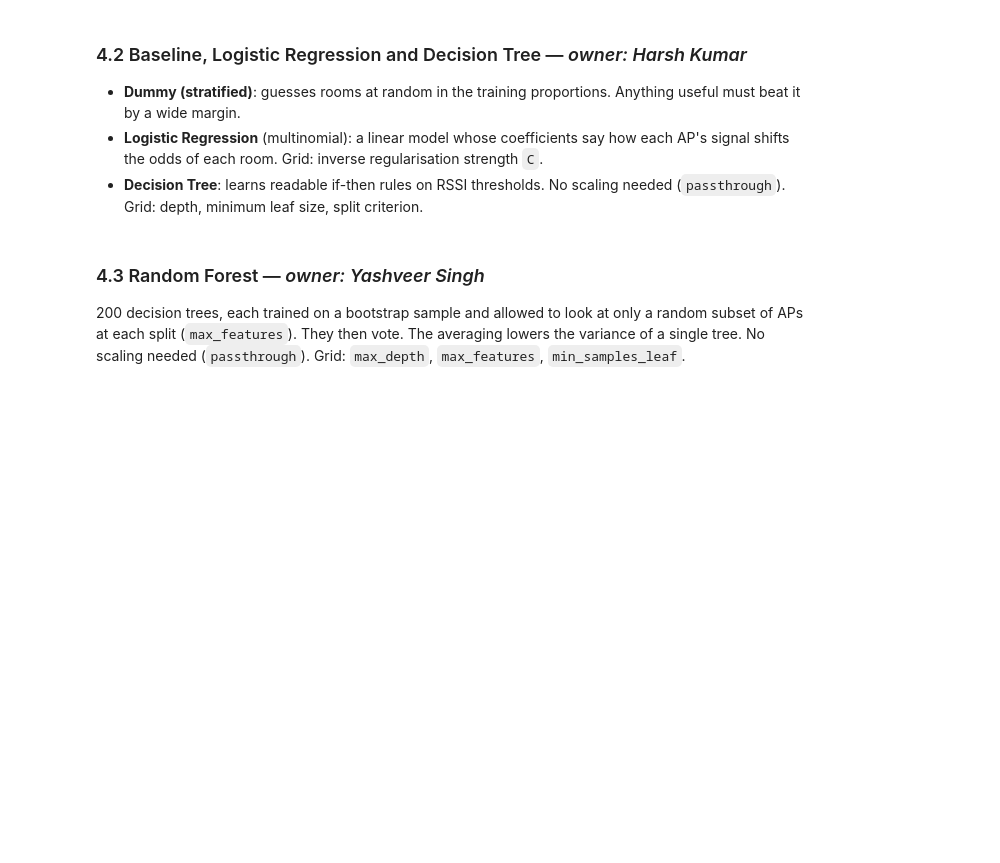
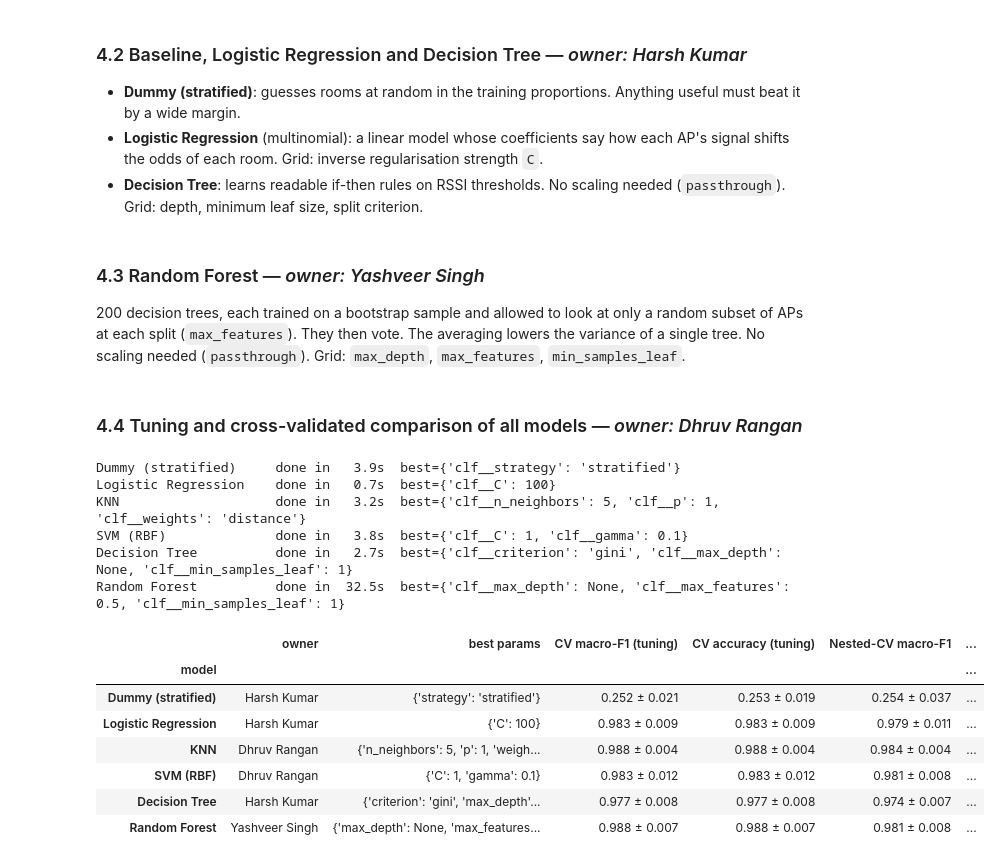
Before and after one commit to techshowdown123-creator/wifi-indoor-localisation, a Jupyter notebook: P6_WiFi_Localisation.ipynb, the cells around one changed output. Saved outputs shown, nothing was run; the diff lists cells and outputs as text; code cells hidden in the pictures; blank space fills up the shorter version.

```diff
--- a/P6_WiFi_Localisation.ipynb
+++ b/P6_WiFi_Localisation.ipynb
@@ -425,3 +424,49 @@ MODELS["Random Forest"] = dict(owner="Yashveer Singh",
     pipe=make_pipe(RandomForestClassifier(n_estimators=200, random_state=RANDOM_STATE, n_jobs=1), scale=False),
     grid={"clf__max_depth": [None, 10], "clf__max_features": ["sqrt", 0.5, 1.0],
           "clf__min_samples_leaf": [1, 3]})
+# %% [markdown]
+### 4.4 Tuning and cross-validated comparison of all models — *owner: Dhruv Rangan*
+# %%
+# fixed display order (baseline first), independent of the order the owners registered their models
+MODEL_ORDER = ["Dummy (stratified)", "Logistic Regression", "KNN", "SVM (RBF)", "Decision Tree", "Random Forest"]
+MODELS = {m: MODELS[m] for m in MODEL_ORDER if m in MODELS}
+
+tuned, rows, nested_scores = {}, [], {}
+for name, spec in MODELS.items():
+    t0 = time.time()
+    gs = GridSearchCV(spec["pipe"], spec["grid"], scoring=SCORING, refit="f1_macro", cv=CV, n_jobs=N_JOBS)
+    gs.fit(X_train, y_train)                     # refit=True → best pipeline retrained on the full training set
+    tuned[name] = gs
+    i = gs.best_index_
+    f1_folds  = [gs.cv_results_[f"split{k}_test_f1_macro"][i] for k in range(5)]
+    acc_folds = [gs.cv_results_[f"split{k}_test_accuracy"][i] for k in range(5)]
+
+    inner = GridSearchCV(spec["pipe"], spec["grid"], scoring="f1_macro", cv=CV, n_jobs=N_JOBS)
+    nested = cross_validate(inner, X_train, y_train, cv=CV_OUTER, scoring=SCORING)
+    nested_scores[name] = nested["test_f1_macro"]
+
+    rows.append({"model": name, "owner": spec["owner"],
+                 "best params": {k.replace("clf__", ""): v for k, v in gs.best_params_.items()},
+                 "CV macro-F1 (tuning)": pm(f1_folds), "CV accuracy (tuning)": pm(acc_folds),
+                 "Nested-CV macro-F1": pm(nested["test_f1_macro"]), "Nested-CV accuracy": pm(nested["test_accuracy"]),
+                 "time (s)": round(time.time() - t0, 1)})
+    print(f"{name:22s} done in {time.time() - t0:5.1f}s  best={gs.best_params_}")
+
+cv_table = pd.DataFrame(rows).set_index("model")
+cv_table.to_csv(RES_DIR / "cv_results.csv")
+display(cv_table)
+# %% [output]
+Dummy (stratified)     done in   3.9s  best={'clf__strategy': 'stratified'}
+Logistic Regression    done in   0.7s  best={'clf__C': 100}
+KNN                    done in   3.2s  best={'clf__n_neighbors': 5, 'clf__p': 1, 'clf__weights': 'distance'}
+SVM (RBF)              done in   3.8s  best={'clf__C': 1, 'clf__gamma': 0.1}
+Decision Tree          done in   2.7s  best={'clf__criterion': 'gini', 'clf__max_depth': None, 'clf__min_samples_leaf': 1}
+Random Forest          done in  32.5s  best={'clf__max_depth': None, 'clf__max_features': 0.5, 'clf__min_samples_leaf': 1}
+|  | owner | best params | CV macro-F1 (tuning) | CV accuracy (tuning) | Nested-CV macro-F1 | ... |
+| model |  |  |  |  |  | ... |
+| Dummy (stratified) | Harsh Kumar | {'strategy': 'stratified'} | 0.252 ± 0.021 | 0.253 ± 0.019 | 0.254 ± 0.037 | ... |
+| Logistic Regression | Harsh Kumar | {'C': 100} | 0.983 ± 0.009 | 0.983 ± 0.009 | 0.979 ± 0.011 | ... |
+| KNN | Dhruv Rangan | {'n_neighbors': 5, 'p': 1, 'weigh... | 0.988 ± 0.004 | 0.988 ± 0.004 | 0.984 ± 0.004 | ... |
+| SVM (RBF) | Dhruv Rangan | {'C': 1, 'gamma': 0.1} | 0.983 ± 0.012 | 0.983 ± 0.012 | 0.981 ± 0.008 | ... |
+| Decision Tree | Harsh Kumar | {'criterion': 'gini', 'max_depth'... | 0.977 ± 0.008 | 0.977 ± 0.008 | 0.974 ± 0.007 | ... |
+| Random Forest | Yashveer Singh | {'max_depth': None, 'max_features... | 0.988 ± 0.007 | 0.988 ± 0.007 | 0.981 ± 0.008 | ... |
```
Also changed, not shown: parts of 5 cells of this notebook, 3 other files.
